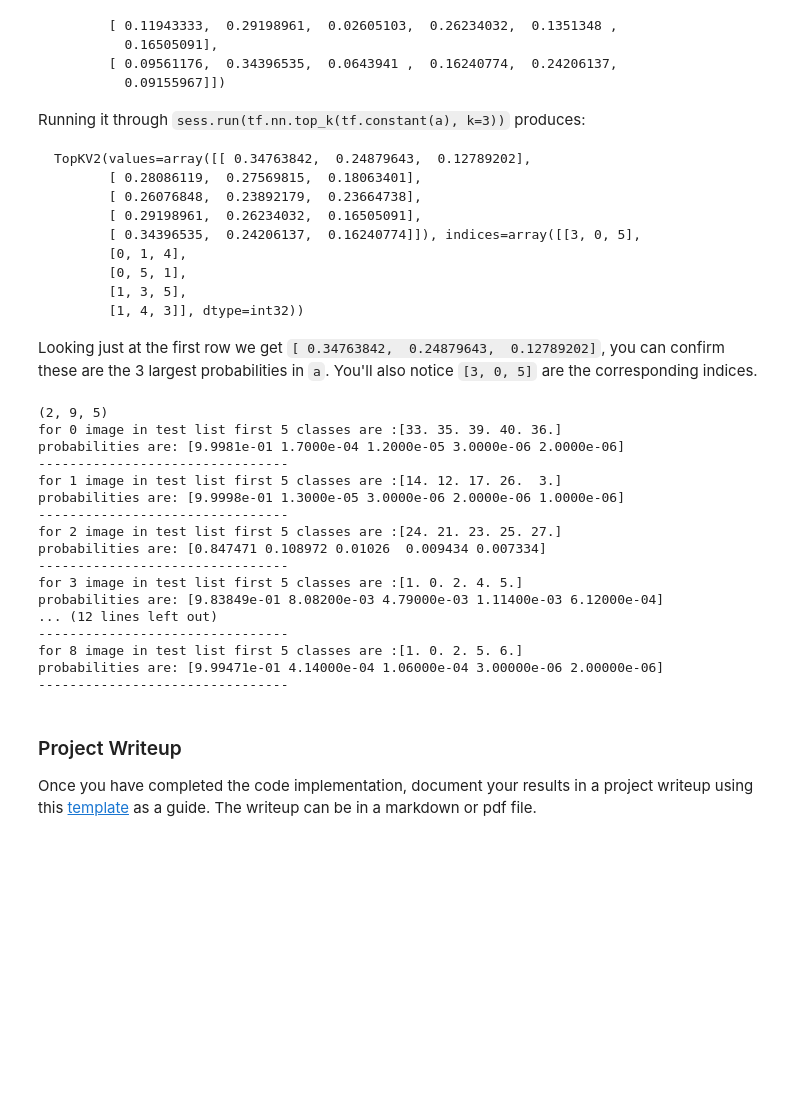
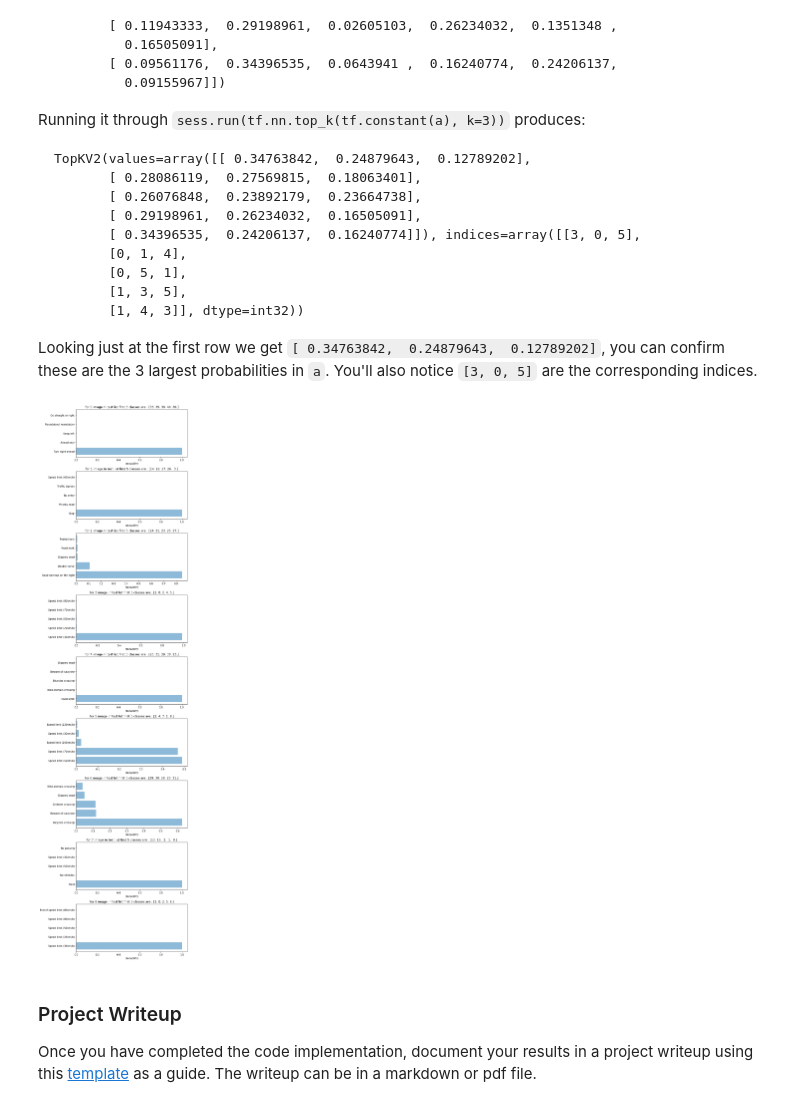
Before and after one commit to lexavtanke/CarND-Traffic-Sign-Classifier-Project, a Jupyter notebook: Traffic_Sign_Classifier.ipynb, the cells around one changed output. Saved outputs shown, nothing was run; the diff lists cells and outputs as text; code cells hidden in the pictures; blank space fills up the shorter version.

Commit message:
correct images

```diff
--- a/Traffic_Sign_Classifier.ipynb
+++ b/Traffic_Sign_Classifier.ipynb
@@ -569,33 +569,27 @@ Looking just at the first row we get `[ 0.34763842,  0.24879643,  0.12789202]`,
 # %%
 ### Print out the top five softmax probabilities for the predictions on the German traffic sign images found on the web.
 ### Feel free to use as many code cells as needed.
 import tensorflow as tf
 top_5k = np.array(tf.math.top_k(model_out, 5))
-print(top_5k.shape)
+# print(np.take(top_5k, range(len(top_5k[1][i])),axis=1))
+
+
+f = plt.figure(figsize=(8,40))
 for i in range(len(model_out)):
-    print(f'for {i} image in test list first 5 classes are :{top_5k[1][i]}')
-    for j in range(5):
-        top_5k[0][i][j] = round(top_5k[0][i][j], 6)
-    print(f'probabilities are: {top_5k[0][i]}')
-    print("--------------------------------")
+    labels = []
+    for j in range(len(top_5k[1][i])):
+        labels.append(descriptions[int(top_5k[1][i][j])])
+    f.add_subplot(len(model_out), 1, i+1)
+    plt.title(f'for {i} image in test list first 5 classes are : {top_5k[1][i]}')
+    y_pos = np.arange(len(labels))
+    plt.barh(y_pos, top_5k[0][i], align='center', alpha=0.5) # x, y
+    plt.yticks(y_pos, labels)
+    plt.xlabel("probability")
+#     print(f'for {i} image in test list first 5 classes are :{top_5k[1][i]}')
+plt.subplots_adjust(hspace=0.3)
+plt.savefig("softmax.png", bbox_inches = 'tight', pad_inches = 0)
 # %% [output]
-(2, 9, 5)
-for 0 image in test list first 5 classes are :[33. 35. 39. 40. 36.]
-probabilities are: [9.9981e-01 1.7000e-04 1.2000e-05 3.0000e-06 2.0000e-06]
---------------------------------
-for 1 image in test list first 5 classes are :[14. 12. 17. 26.  3.]
-probabilities are: [9.9998e-01 1.3000e-05 3.0000e-06 2.0000e-06 1.0000e-06]
---------------------------------
-for 2 image in test list first 5 classes are :[24. 21. 23. 25. 27.]
-probabilities are: [0.847471 0.108972 0.01026  0.009434 0.007334]
---------------------------------
-for 3 image in test list first 5 classes are :[1. 0. 2. 4. 5.]
-probabilities are: [9.83849e-01 8.08200e-03 4.79000e-03 1.11400e-03 6.12000e-04]
-... (12 lines left out)
---------------------------------
-for 8 image in test list first 5 classes are :[1. 0. 2. 5. 6.]
-probabilities are: [9.99471e-01 4.14000e-04 1.06000e-04 3.00000e-06 2.00000e-06]
---------------------------------
+[figure, added]
 # %% [markdown]
 ### Project Writeup
 
```
Also changed, not shown: parts of 3 cells of this notebook, 4 other files.
